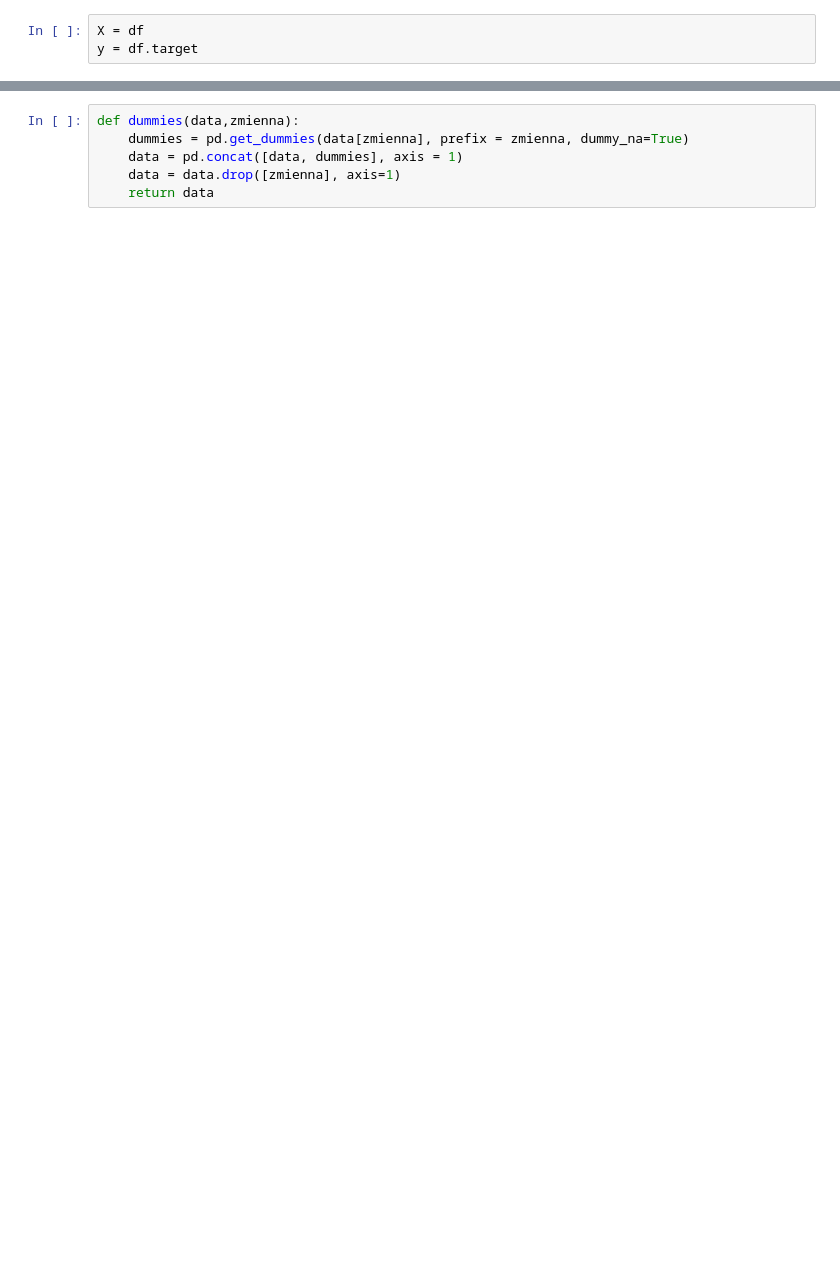
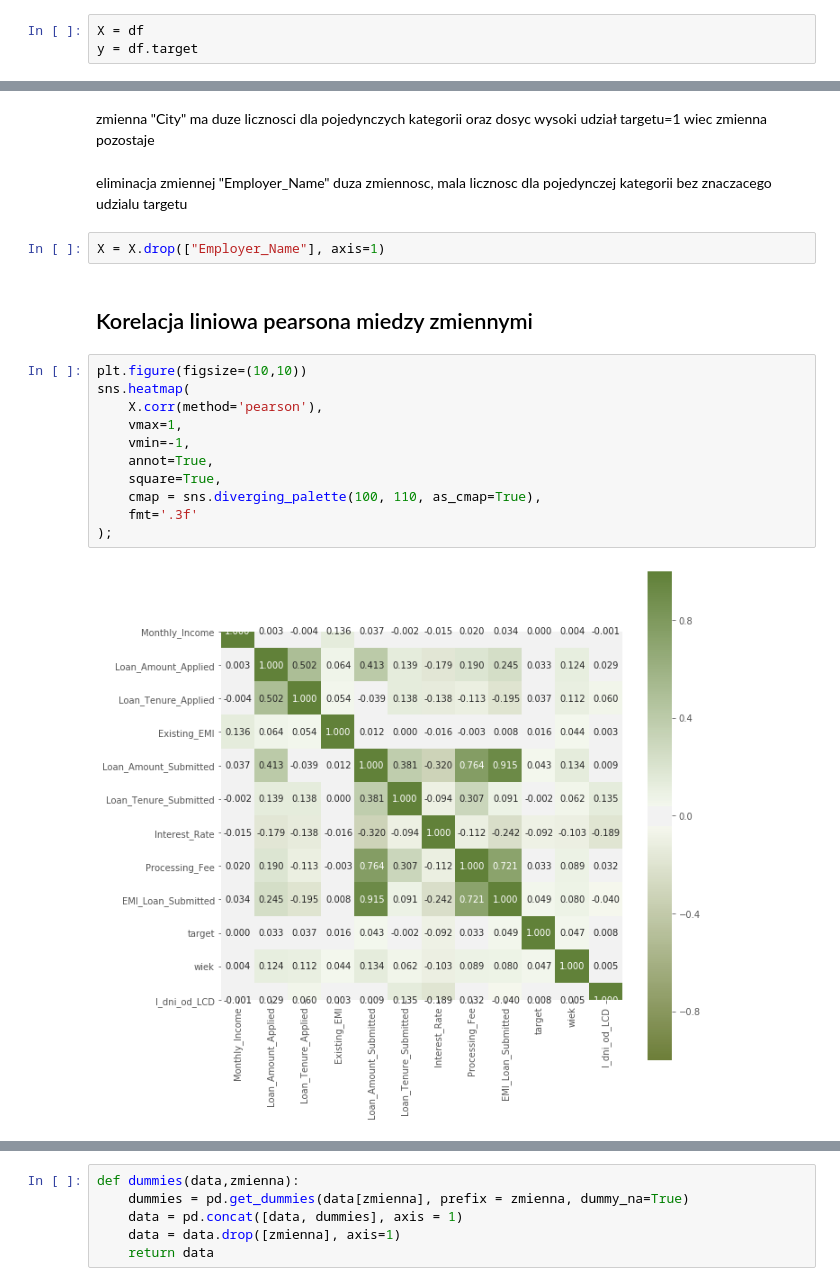
Before and after one commit to piwko-lab/bootcamp, a Jupyter notebook: projekt_gp.ipynb, the cells around one changed output, grey strips where cells are left out. Saved outputs shown, nothing was run; the diff lists cells and outputs as text; blank space fills up the shorter version.

```diff
--- a/projekt_gp.ipynb
+++ b/projekt_gp.ipynb
@@ -250,0 +482,21 @@ y = df.target
+# %% [markdown]
+zmienna "City" ma duze licznosci dla pojedynczych kategorii oraz dosyc wysoki udział targetu=1 wiec zmienna pozostaje
+# %% [markdown]
+eliminacja zmiennej "Employer_Name" duza zmiennosc, mala licznosc dla pojedynczej kategorii bez znaczacego udzialu targetu
+# %%
+X = X.drop(["Employer_Name"], axis=1)
+# %% [markdown]
+## Korelacja liniowa pearsona miedzy zmiennymi
+# %%
+plt.figure(figsize=(10,10))
+sns.heatmap(
+    X.corr(method='pearson'),
+    vmax=1,
+    vmin=-1,
+    annot=True,
+    square=True,
+    cmap = sns.diverging_palette(100, 110, as_cmap=True),
+    fmt='.3f'
+);
+# %% [output]
+[figure, added]
```
Also changed, not shown: parts of 190 cells of this notebook.
